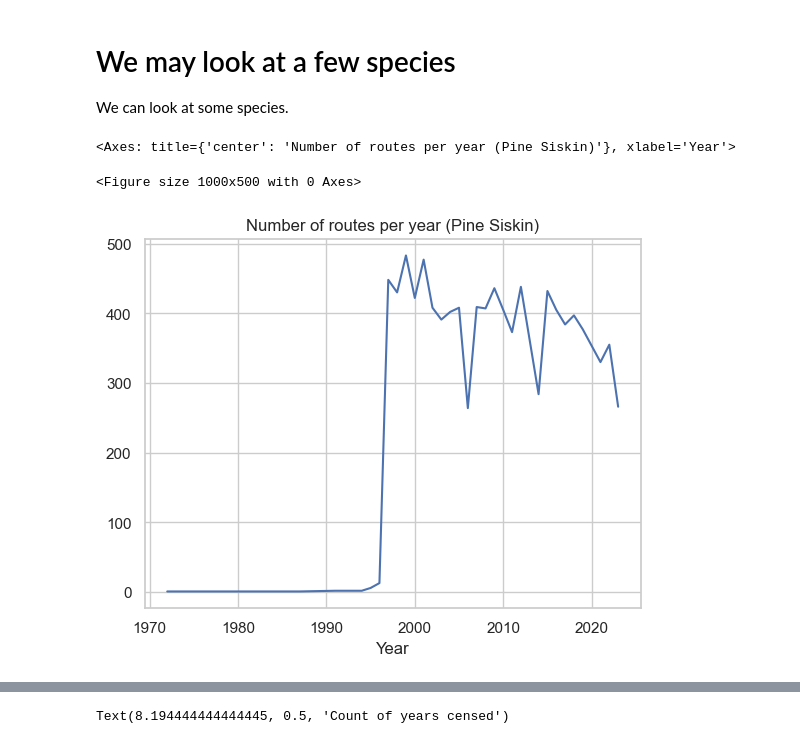
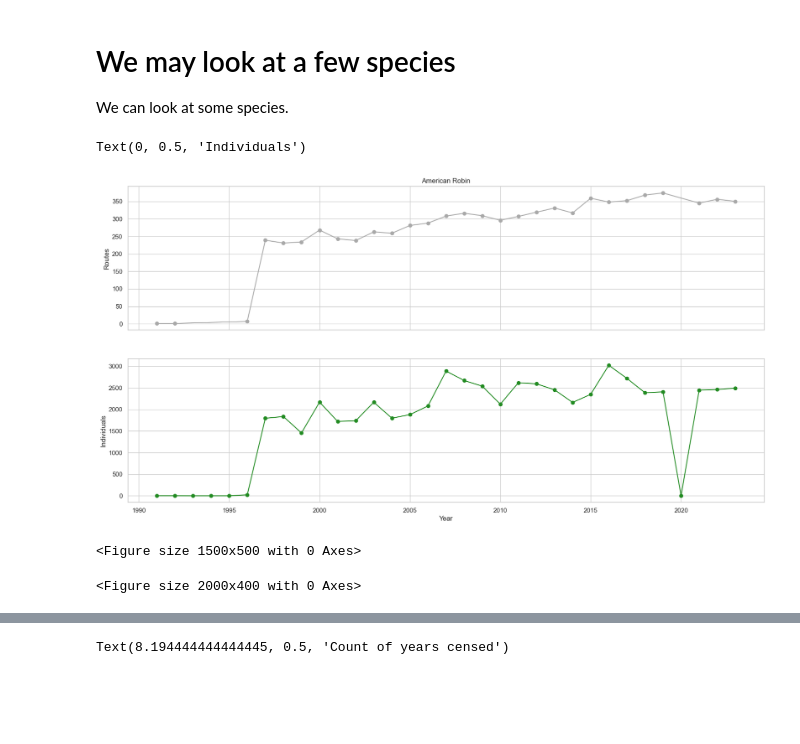
Before and after one commit to horaciosamaniego/bbs, a Jupyter notebook: ts_processing.ipynb, the cells around one changed output, grey strips where cells are left out. Cells and saved outputs as stored; diff of their text form; code cells hidden in the pictures; blank space fills up the shorter version.

```diff
--- a/ts_processing.ipynb
+++ b/ts_processing.ipynb
@@ -180,35 +249,58 @@ We can look at some species.
 # %%
 # Totals[(Totals['RouteDataID']==6346138) & (Totals['AOU']==2060)]['Year']
 
 # spp = 4920 # Piñon Jay  ([Gymnorhinus cyanocephalus](https://www.allaboutbirds.org/guide/Pinyon_Jay/))
 spp = 2060 #
 sppname = 'American Robin'
 # spp = 2010 #
 # sppname = 'Black-throated Sparrow'
 # spp = 7360
 # sppname = 'Carolina Chickadee'
 # spp = 4930
 # sppname = 'European Starling'
 # spp = 4770 #
 # sppname = 'Blue Jay'
 # spp = 5935 #
 # sppname = 'Northern Cardinal'
 # spp = 7030 #
 # sppname = 'Northern Mockingbird'
-spp = 10
-sppname = 'Western Grebe'# (_Aechmophorus,occidentalis_)
+# spp = 10
+# sppname = 'Western Grebe'# (_Aechmophorus,occidentalis_)
 
-spp = 5330
-sppname = 'Pine Siskin'
+# spp = 5330
+# sppname = 'Pine Siskin'
+
+# spp = 7630
+# sppname = 'Varied Thrush'
 # Plot the number of routes per year for the specified species
 sns.set(style="whitegrid")
-plt.figure(figsize=(10, 5))
-Totals[Totals['AOU']==spp][['Year','ruta']].groupby('Year').count().plot(kind='line', title='Number of routes per year ('+sppname+')',legend=False)
 
 
 
+fig, axes = plt.subplots( 2,1, figsize=(20, 10))
+plt.figure(figsize=(15, 5))
+Totals[Totals['AOU']==spp][['Year','ruta']].groupby('Year').count().plot(kind='line', title=sppname,
+                                                                         linestyle='-', marker='o',ax=axes[0],
+                                                                         legend='',color='darkgrey')
+axes[0].set_xlabel('')
+axes[0].set_ylabel('Routes')
+
+axes[0].set_xticklabels([])
+
+# total abundance
+d = Totals[Totals['AOU']==spp][['Year','Number of individuals']].groupby('Year').sum().reset_index()#.plot('Year','Number of individuals')
+all_years = pd.DataFrame({'Year': range(d['Year'].min(), d['Year'].max() + 1)})
+
+dd = pd.merge(all_years, d, on='Year', how='left').fillna(0)
+
+plt.figure(figsize=(20, 4))
+dd.plot('Year','Number of individuals',linestyle='-', marker='o',
+        ax=axes[1],legend='',color='Forestgreen')
+axes[1].set_ylabel('Individuals')
+
 # Totals[Totals['AOU']==4920]
 # %% [output]
-<Axes: title={'center': 'Number of routes per year (Pine Siskin)'}, xlabel='Year'>
+Text(0, 0.5, 'Individuals')
+[figure, new version]
-<Figure size 1000x500 with 0 Axes>
+<Figure size 1500x500 with 0 Axes>
-[figure, old version]
+<Figure size 2000x400 with 0 Axes>
```
Also changed, not shown: parts of 12 cells of this notebook.
